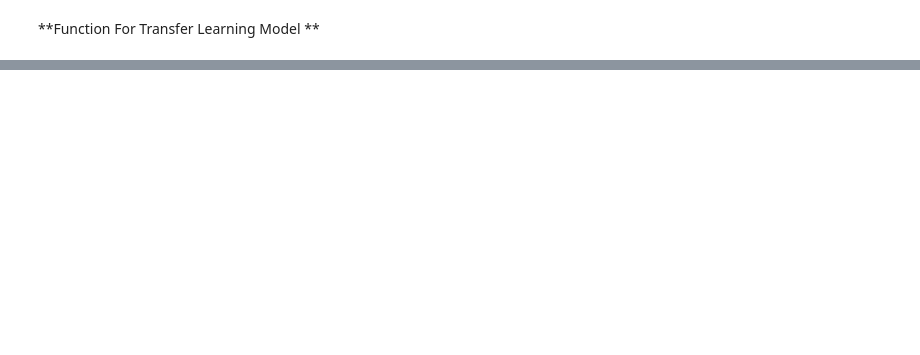
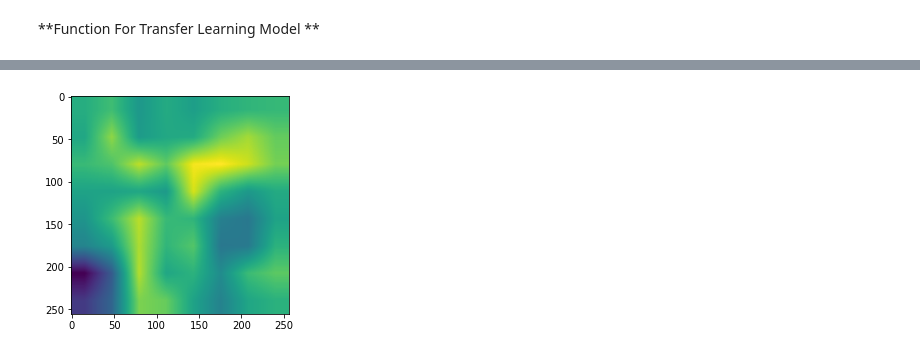
Before and after one commit to Kushagratandon12/Weed_Detection, a Jupyter notebook: WEED_Detection.ipynb, the cells around one changed output, grey strips where cells are left out. Cells and saved outputs as stored; diff of their text form; code cells hidden in the pictures; blank space fills up the shorter version.

```diff
--- a/WEED_Detection.ipynb
+++ b/WEED_Detection.ipynb
@@ -383 +288,12 @@ plt.show()
 <Figure size 432x288 with 0 Axes>
+# %%
+from tensorflow.keras.models import load_model
+saved_model = load_model('/content/Model_Weights_ResNet50')
+# %%
+def decode_img(img):
+  # convert the compressed string to a 3D uint8 tensor
+  img = tf.image.decode_jpeg(img, channels=3)
+  # Use `convert_image_dtype` to convert to floats in the [0,1] range.
+  img = tf.image.convert_image_dtype(img, tf.float16)
+  # resize the image to the desired size.
+  return tf.image.resize(img, [IMG_HEIGHT, IMG_WIDTH])
@@ -383,0 +364,7 @@ plt.show()
+# %%
+cam = GradCAM(model=model, classIdx=idx, layerName='conv5_block3_3_conv')
+heatmap = cam.compute_heatmap(img)
+plt.imshow(heatmap)
+plt.show()
+# %% [output]
+[figure, added]
```
Also changed, not shown: parts of 36 cells of this notebook.
